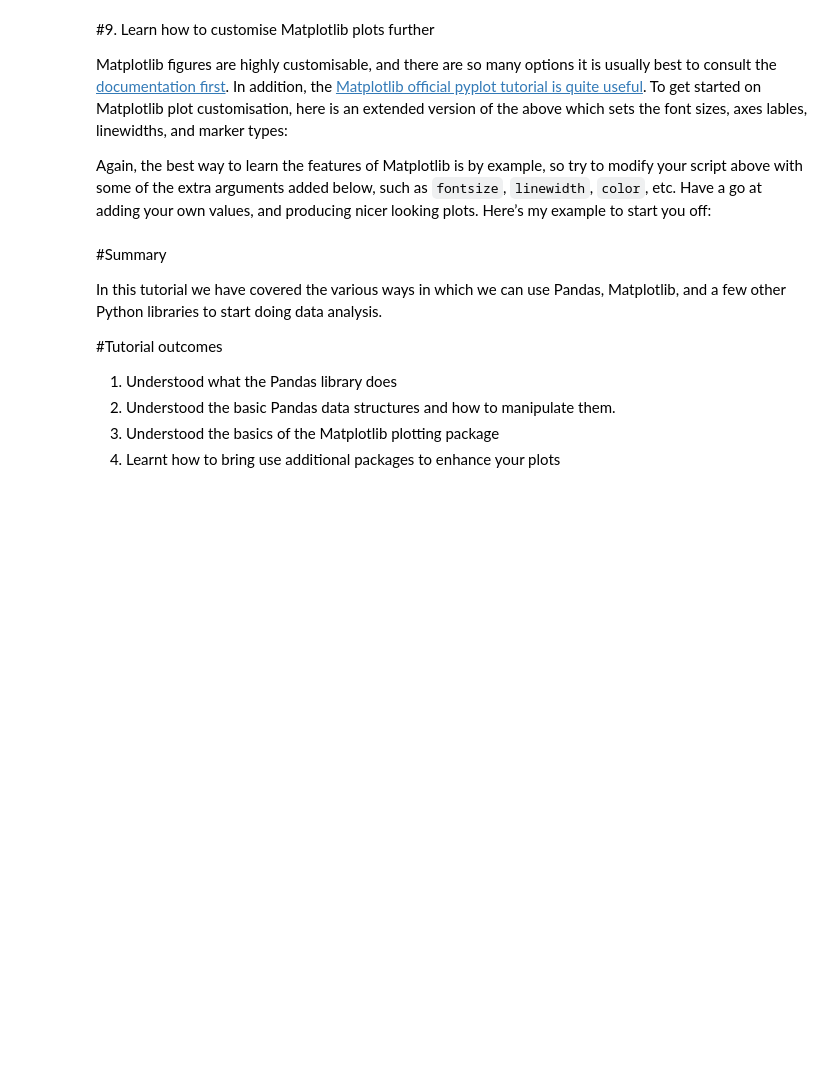
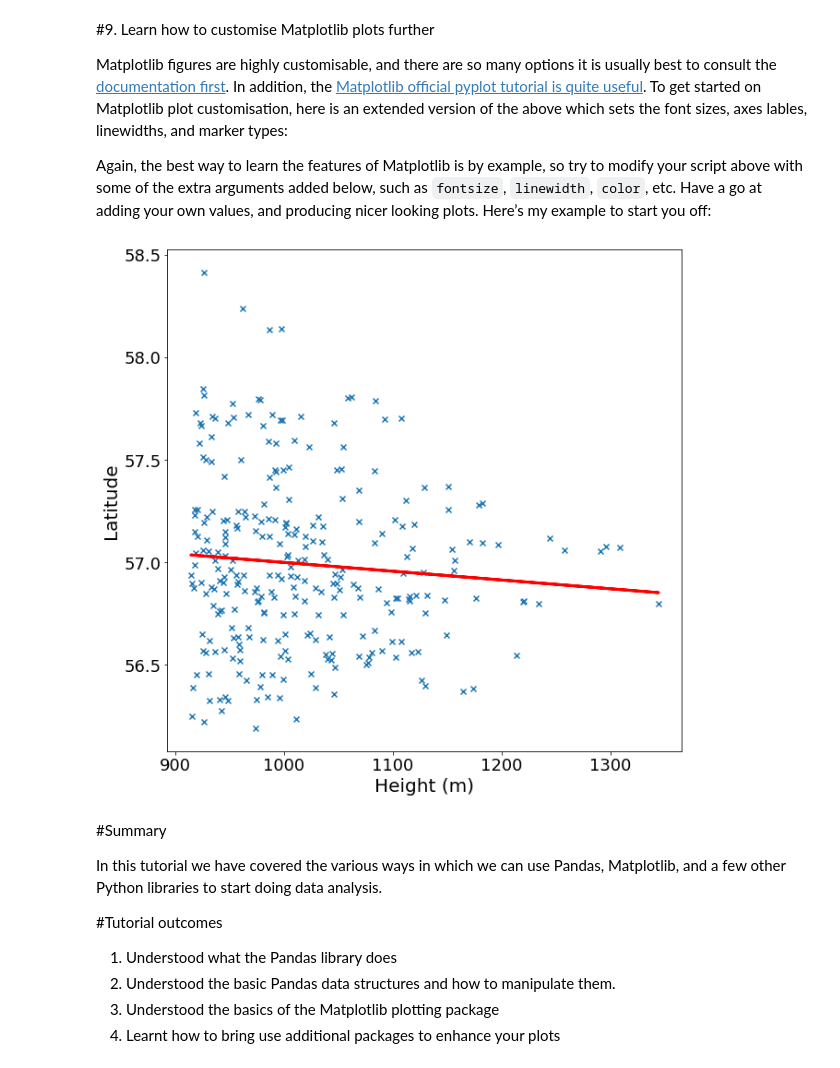
Before and after one commit to brainhack-uiowa/python-novice-inflammation-colab, a Jupyter notebook: 10_Python_Data_Analysis_with_Pandas_and_Matplotlib.ipynb, the cells around one changed output. Saved outputs shown, nothing was run; the diff lists cells and outputs as text; code cells hidden in the pictures; blank space fills up the shorter version.

```diff
--- a/10_Python_Data_Analysis_with_Pandas_and_Matplotlib.ipynb
+++ b/10_Python_Data_Analysis_with_Pandas_and_Matplotlib.ipynb
@@ -596,36 +523,39 @@ Again, the best way to learn the features of Matplotlib is by example, so try to
 # %%
 import pandas as pd
 import matplotlib.pyplot as plt
 from scipy.stats import linregress
 
 dataframe = pd.read_csv("scottish_hills.csv")
 
 x = dataframe.Height
 y = dataframe.Latitude
 
 stats = linregress(x, y)
 
 m = stats.slope
 b = stats.intercept
 
+
 # Change the default figure size
-plt.figure(figsize=(10,10))
+fig = plt.figure(figsize=(10,10))
+
+# create a subplot (axis)
+ax = fig.add_subplot(1, 1, 1)
 
 # Change the default marker for the scatter from circles to x's
-plt.scatter(x, y, marker='x')
+ax.scatter(x, y, marker='x')
 
 # Set the linewidth on the regression line to 3px
-plt.plot(x, m * x + b, color="red", linewidth=3)
+ax.plot(x, m * x + b, color="red", linewidth=3)
 
 # Add x and y lables, and set their font size
-plt.xlabel("Height (m)", fontsize=20)
-plt.ylabel("Latitude", fontsize=20)
+ax.set_xlabel("Height (m)", fontsize=20)
+ax.set_ylabel("Latitude", fontsize=20)
 
 # Set the font size of the number lables on the axes
-plt.xticks(fontsize=18)
-plt.yticks(fontsize=18)
-
-plt.savefig("python-linear-reg-custom.png")
+ax.tick_params(labelsize=18)
+# %% [output]
+[figure, added]
 # %% [markdown]
 #Summary
 
```
Also changed, not shown: parts of 52 cells of this notebook.
